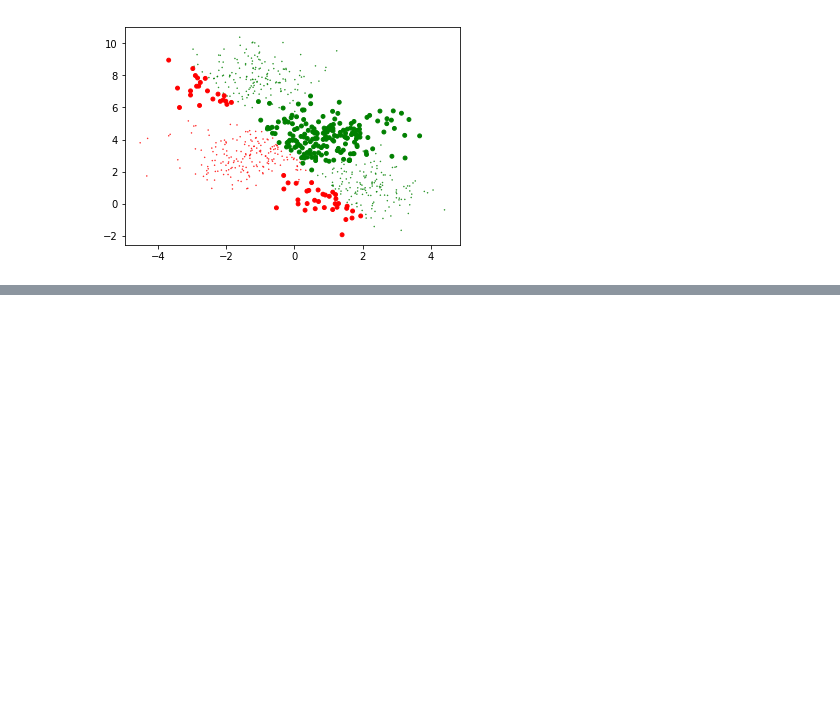
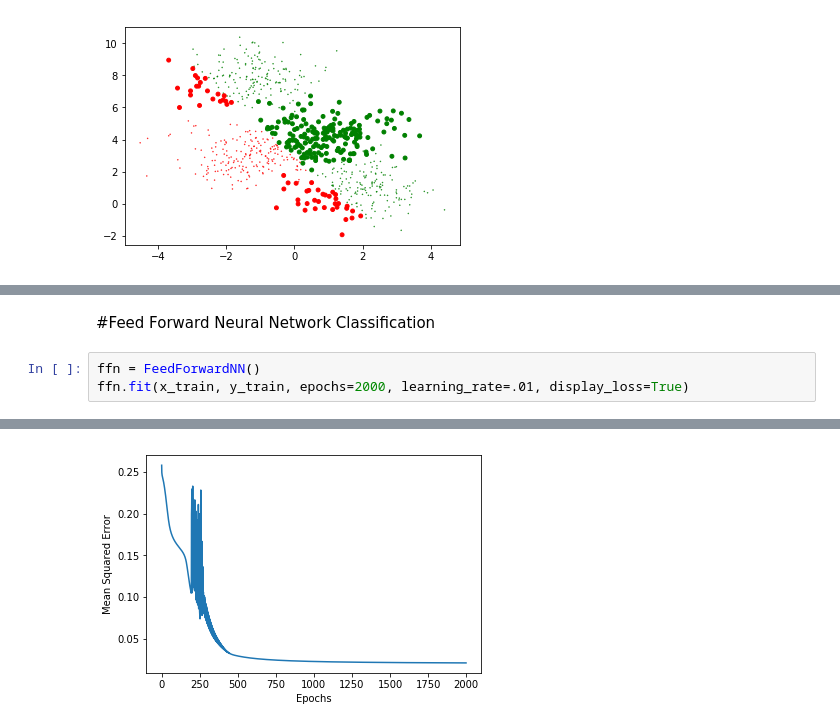
Before and after one commit to aborundiya/NeuralNetwork, a Jupyter notebook: SigmoidVsFeedForward.ipynb, the cells around one changed output, grey strips where cells are left out. Cells and saved outputs as stored; diff of their text form; blank space fills up the shorter version.

```diff
--- a/SigmoidVsFeedForward.ipynb
+++ b/SigmoidVsFeedForward.ipynb
@@ -154,0 +258,6 @@ plt.show()
+# %% [markdown]
+#Feed Forward Neural Network Classification
+# %%
+ffn = FeedForwardNN()
+ffn.fit(x_train, y_train, epochs=2000, learning_rate=.01, display_loss=True)
+# %% [output]
@@ -154,0 +265 @@ plt.show()
+[figure, added]
```
Also changed, not shown: parts of 5 cells of this notebook.
